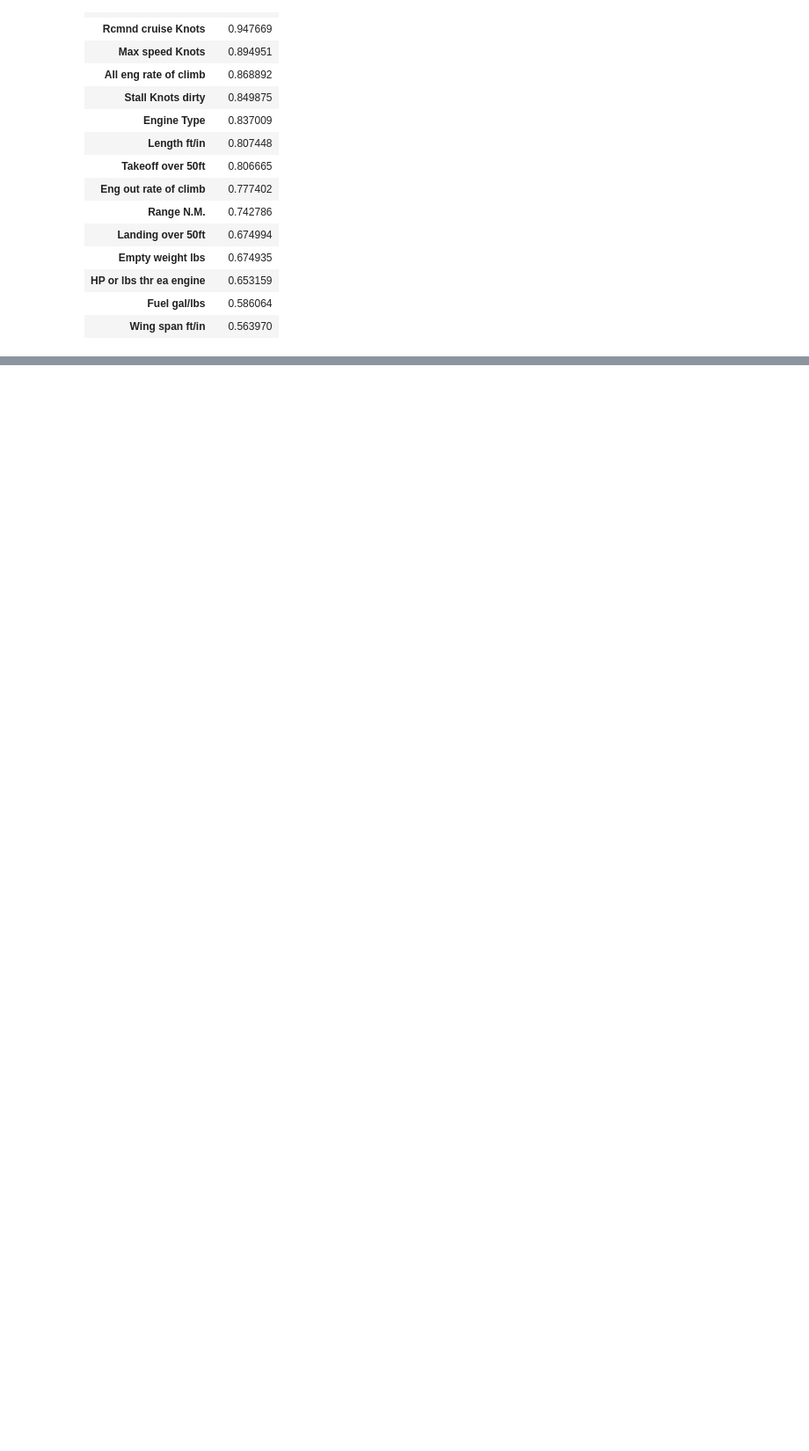
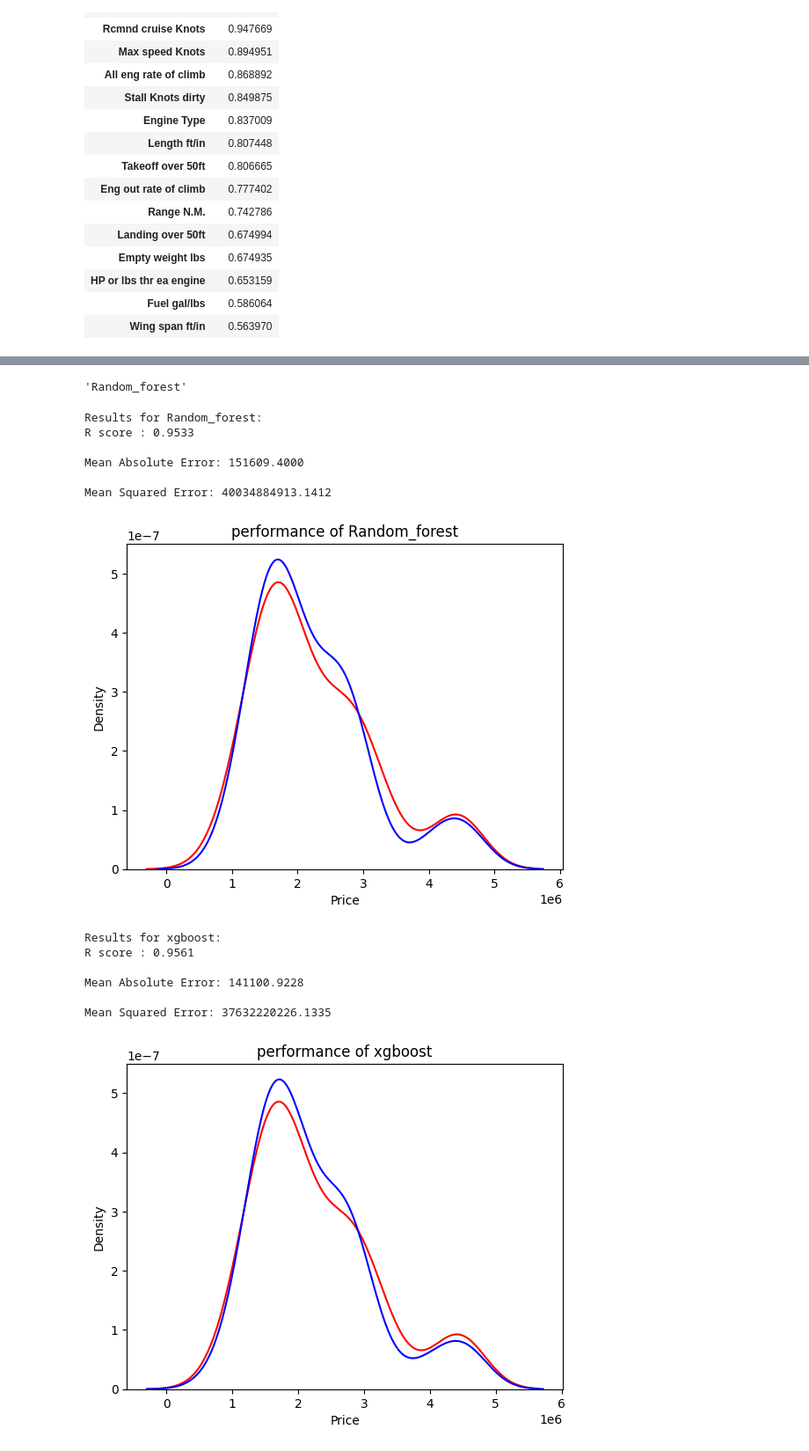
Before and after one commit to YassineSdk/plane_price_prediction, a Jupyter notebook: model.ipynb, the cells around one changed output, grey strips where cells are left out. Shown at 88% size. Saved outputs shown, nothing was run; the diff lists cells and outputs as text; code cells hidden in the pictures; blank space fills up the shorter version.

```diff
--- a/model.ipynb
+++ b/model.ipynb
@@ -332,0 +362,40 @@ Passing `palette` without assigning `hue` is deprecated and will be removed in v
+# %%
+x_train,x_test,y_train,y_test = train_test_split(x,y,test_size=0.2,random_state=42)
+# %%
+xgboos
+# %% [output]
+'Random_forest'
+# %%
+models = {'Random_forest': RandomForestRegressor(), 'xgboost': XGBRegressor()}
+predictions = {}
+
+def train_and_evaluate(model, model_name):
+    model.fit(x_train, y_train)
+    y_pred = model.predict(x_test)
+    predictions[model_name] = y_pred
+    print(f"Results for {model_name}:")
+    print(f"R score : {r2_score(y_test, y_pred):.4f}\n")
+    print(f"Mean Absolute Error: {mean_absolute_error(y_test, y_pred):.4f}\n")
+    print(f"Mean Squared Error: {mean_squared_error(y_test, y_pred):.4f}\n")
+    ax = sns.kdeplot(x=y_test,color='red',label='actual data')
+    sns.kdeplot(x=y_pred,color='blue',label='predicated data',ax=ax)
+    plt.title(f'performance of {model_name}')
+    plt.show()
+
+for name, model in models.items():
+    train_and_evaluate(model, name)
+# %% [output]
+Results for Random_forest:
+R score : 0.9533
+
+Mean Absolute Error: 151609.4000
+
+Mean Squared Error: 40034884913.1412
+[figure, added]
+Results for xgboost:
+R score : 0.9561
+
+Mean Absolute Error: 141100.9228
+
+Mean Squared Error: 37632220226.1335
+[figure, added]
```
Also changed, not shown: parts of 12 cells of this notebook.
